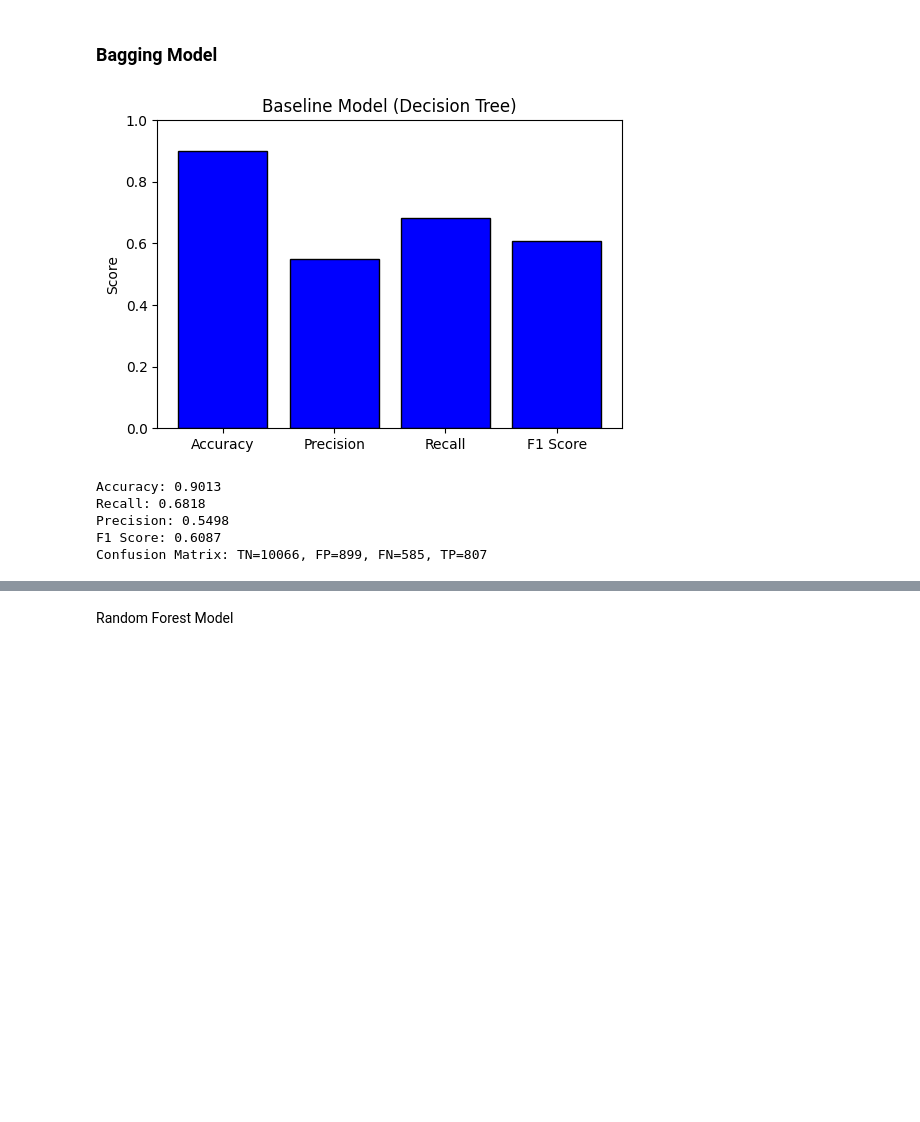
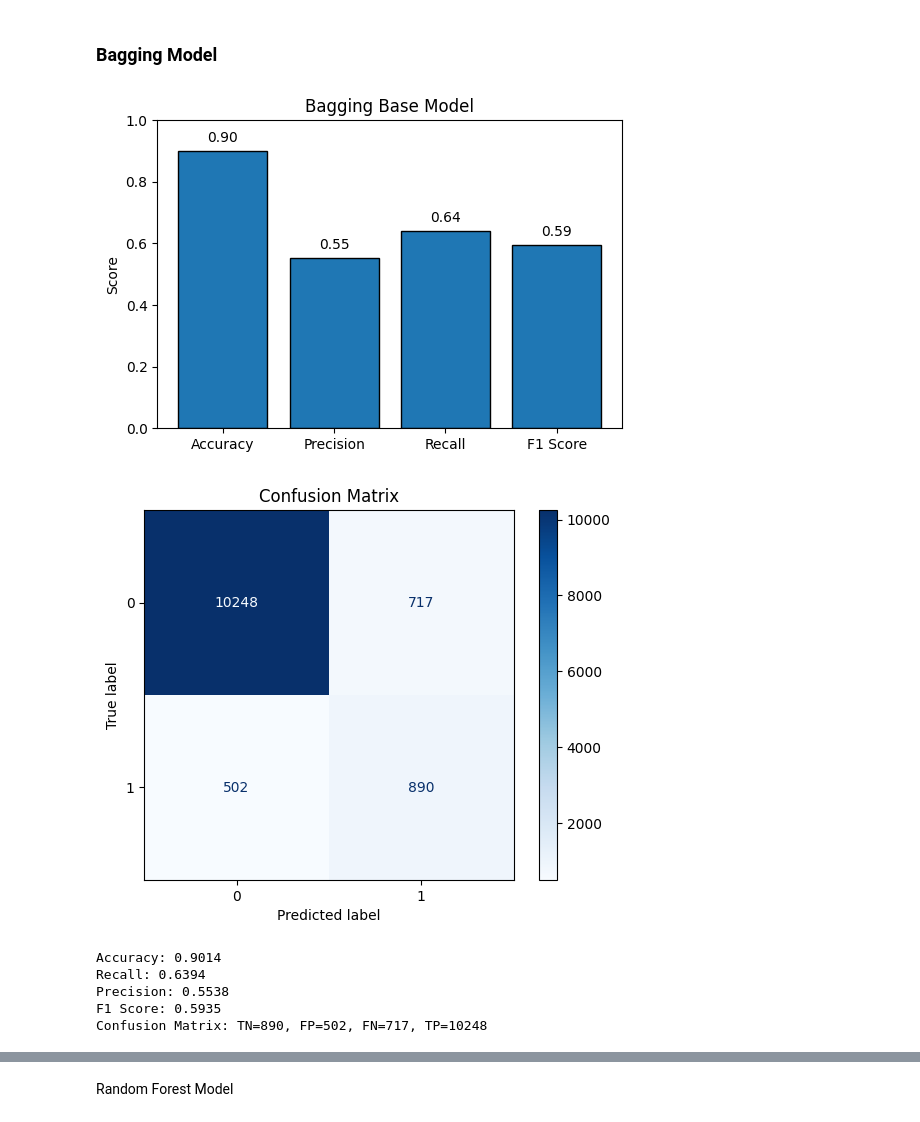
Before and after one commit to naufalfano/t-predict-ensemble, a Jupyter notebook: bagging_classification.ipynb, the cells around one changed output, grey strips where cells are left out. Drawn from its saved outputs; the diff is of its cells as text; code cells hidden in the pictures; blank space fills up the shorter version.

```diff
--- a/bagging_classification.ipynb
+++ b/bagging_classification.ipynb
@@ -130,9 +152,10 @@ cv = StratifiedKFold(n_splits=5, shuffle=True, random_state=42)
 Baseline Model
 # %%
 from sklearn.tree import DecisionTreeClassifier
-from sklearn.metrics import confusion_matrix, accuracy_score, recall_score, precision_score, f1_score
+from sklearn.metrics import confusion_matrix, accuracy_score, recall_score, precision_score, f1_score, ConfusionMatrixDisplay
+from preprocessing import *
 
-X_resampled, X_test, y_resampled, y_test = preprocessing_pipeline(X, y)
+X_resampled, X_test, y_resampled, y_test, encoders, scalers = preprocessing_pipeline(df)
 
 baseline_model = DecisionTreeClassifier(random_state=42)
 baseline_model.fit(X_resampled, y_resampled)
@@ -154,10 +177,22 @@ metrics = {
 }
 
 plt.figure(figsize=(6,4))
-plt.bar(metrics.keys(), metrics.values(), color='blue', edgecolor='black')
+bars = plt.bar(metrics.keys(), metrics.values(), edgecolor='black')
 plt.ylabel('Score')
 plt.ylim(0, 1)
 plt.title('Baseline Model (Decision Tree)')
+
+for bar in bars:
+    height = bar.get_height()
+    plt.text(bar.get_x() + bar.get_width()/2, height + 0.02, f'{height:.2f}',
+             ha='center', va='bottom', fontsize=10)
+
+plt.show()
+
+cm = confusion_matrix(y_test, y_pred)
+disp = ConfusionMatrixDisplay(confusion_matrix=cm)
+disp.plot(cmap='Blues', values_format='d')
+plt.title('Confusion Matrix')
 plt.show()
 
 print(f"Accuracy: {acc:.4f}")
@@ -199,50 +235,66 @@ Std CV F1 Score: 0.0042
 ### Bagging Model
 # %%
 #Base model
+import matplotlib.pyplot as plt
 from sklearn.ensemble import BaggingClassifier
+from sklearn.tree import DecisionTreeClassifier
 from sklearn.model_selection import cross_val_score, StratifiedKFold
-from sklearn.metrics import confusion_matrix, accuracy_score, recall_score, precision_score, f1_score
+from sklearn.metrics import confusion_matrix, accuracy_score, recall_score, precision_score, f1_score, ConfusionMatrixDisplay
+from preprocessing import *
 
-X_resampled, X_test, y_resampled, y_test = preprocessing_pipeline(X, y)
+X_resampled, X_test, y_resampled, y_test, encoders, scalers = preprocessing_pipeline(df)
 
 base_bagging = BaggingClassifier(
-    estimator=DecisionTreeClassifier(max_depth=None, random_state=42),
-    n_estimators=100,
+    estimator=DecisionTreeClassifier(random_state=42),
     random_state=42,
     n_jobs=-1
 )
 
 base_bagging.fit(X_resampled, y_resampled)
 y_pred = base_bagging.predict(X_test)
 
 acc = accuracy_score(y_test, y_pred)
 rec = recall_score(y_test, y_pred)
 prec = precision_score(y_test, y_pred)
 f1 = f1_score(y_test, y_pred)
+tp, fn, fp, tn = confusion_matrix(y_test, y_pred).ravel()
 
 metrics = {
     "Accuracy": acc,
     "Precision": prec,
     "Recall": rec,
     "F1 Score": f1
 }
 
 plt.figure(figsize=(6,4))
-plt.bar(metrics.keys(), metrics.values(), color='blue', edgecolor='black')
+bars = plt.bar(metrics.keys(), metrics.values(), edgecolor='black')
 plt.ylabel('Score')
 plt.ylim(0, 1)
-plt.title('Baseline Model (Decision Tree)')
+plt.title('Bagging Base Model')
+
+for bar in bars:
+    height = bar.get_height()
+    plt.text(bar.get_x() + bar.get_width()/2, height + 0.02, f'{height:.2f}',
+             ha='center', va='bottom', fontsize=10)
+
+plt.show()
+
+cm = confusion_matrix(y_test, y_pred)
+disp = ConfusionMatrixDisplay(confusion_matrix=cm)
+disp.plot(cmap='Blues',values_format='d')
+plt.title('Confusion Matrix')
 plt.show()
 
 print(f"Accuracy: {acc:.4f}")
 print(f"Recall: {rec:.4f}")
 print(f"Precision: {prec:.4f}")
 print(f"F1 Score: {f1:.4f}")
 print(f"Confusion Matrix: TN={tn}, FP={fp}, FN={fn}, TP={tp}")
 # %% [output]
-[figure, old version]
+[figure, new version]
+[figure, added]
-Accuracy: 0.9013
-Recall: 0.6818
-Precision: 0.5498
-F1 Score: 0.6087
-Confusion Matrix: TN=10066, FP=899, FN=585, TP=807
+Accuracy: 0.9014
+Recall: 0.6394
+Precision: 0.5538
+F1 Score: 0.5935
+Confusion Matrix: TN=890, FP=502, FN=717, TP=10248
```
Also changed, not shown: parts of 10 cells of this notebook, 3 other files.
